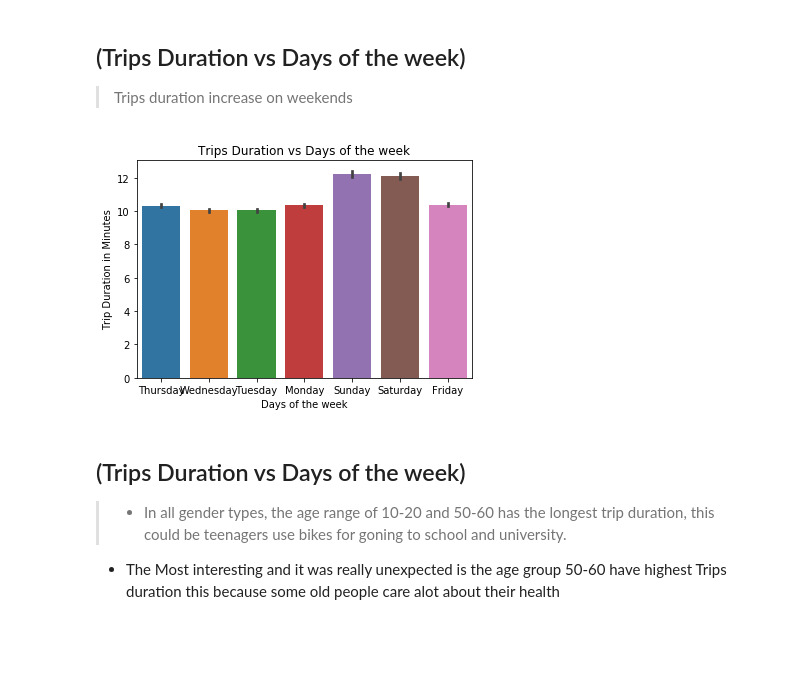
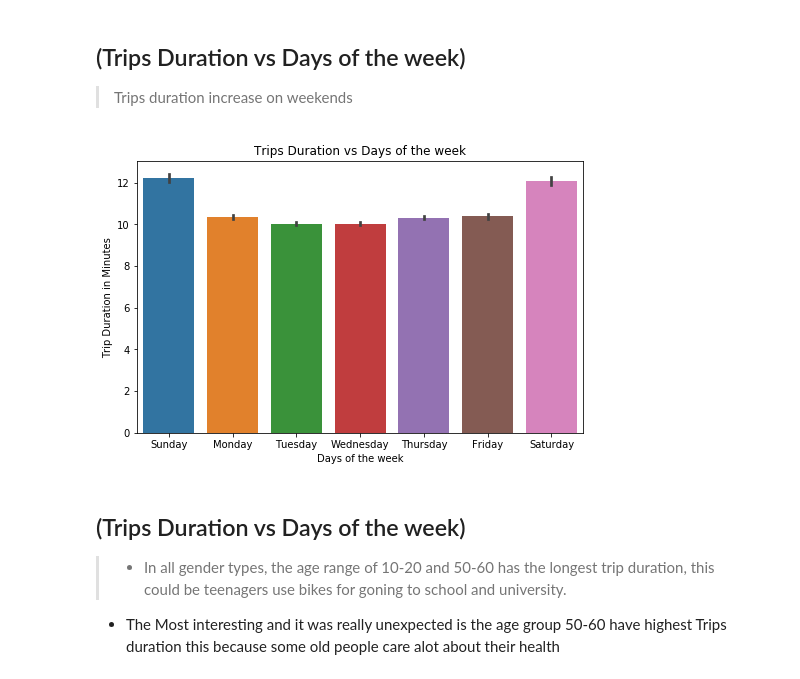
Before and after one commit to AhmedSaeed98/Ford-Go-Bike-Project, a Jupyter notebook: FordGoBike_slide_deck.ipynb, the cells around one changed output. Saved outputs shown, nothing was run; the diff lists cells and outputs as text; code cells hidden in the pictures; blank space fills up the shorter version.

```diff
--- a/FordGoBike_slide_deck.ipynb
+++ b/FordGoBike_slide_deck.ipynb
@@ -100,13 +105,15 @@ plt.show();
 
 >Trips duration increase on weekends
 # %%
-sb.barplot(x='start_day_week', y='duration_min', data=df_clean)
+days = ['Sunday','Monday','Tuesday','Wednesday','Thursday','Friday','Saturday']
+plt.figure(figsize=[8, 5]);
+sb.barplot(x='start_day_week', y='duration_min', data=df_clean,order = days );
 plt.title('Trips Duration vs Days of the week')
 plt.xlabel('Days of the week')
 plt.ylabel('Trip Duration in Minutes')
 plt.show();
 # %% [output]
-[figure, old version]
+[figure, new version]
 # %% [markdown]
 ## (Trips Duration vs Days of the week)
 
```
Also changed, not shown: parts of 5 cells of this notebook.
